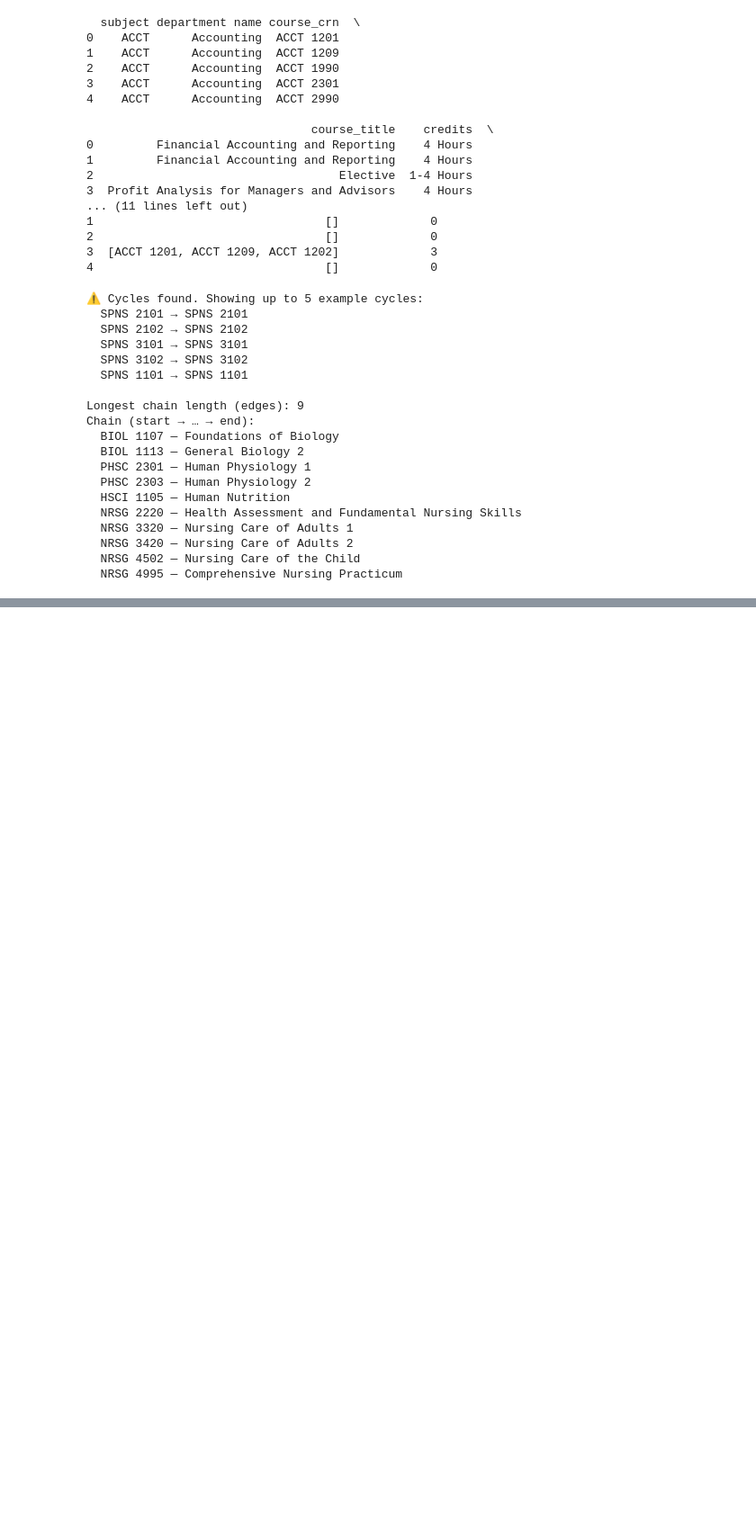
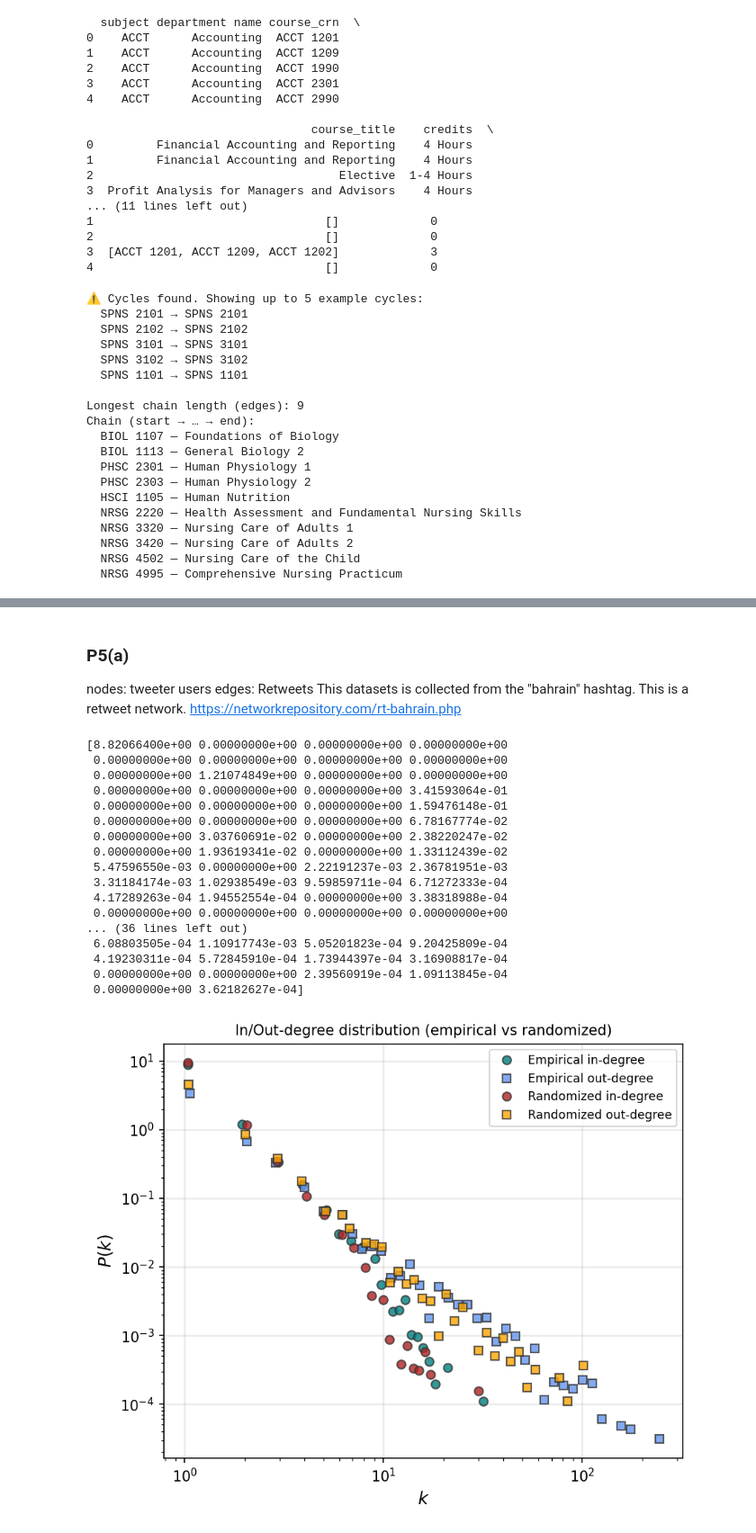
Before and after one commit to AerosolKiller/phys7332_fa25, a Jupyter notebook: Assignment/assignment01.ipynb, the cells around one changed output, grey strips where cells are left out. Shown: that part at 90% size. Saved outputs shown, nothing was run; the diff lists cells and outputs as text; code cells hidden in the pictures; blank space fills up the shorter version.

Commit message:
added degree distribution for p5

```diff
--- a/Assignment/assignment01.ipynb
+++ b/Assignment/assignment01.ipynb
@@ -566,0 +569,13 @@ Chain (start → … → end):
+# %%
+path = '/Users/lpwer/Documents/NetSIPhD/PHYS7332_NetData/HW1/rt_bahrain/rt_bahrain.edges'
+df = pd.read_csv(
+    path,
+    sep=",",                  # whitespace-separated
+    header=None,                 # no header row in file
+    names=["retweeter", "original_author", "timestamp"],  # assign names
+    engine="python"
+)
+G_citation = nx.from_pandas_edgelist(df, 'retweeter', 'original_author', 'timestamp', create_using=nx.DiGraph())
+
+print(G_citation.number_of_nodes(), 'nodes', G_citation.number_of_edges(), 'edges')
+print(df)
@@ -566,0 +598,6 @@ Chain (start → … → end):
+# %% [markdown]
+### P5(a)
+nodes: tweeter users
+edges: Retweets
+This datasets is collected from the "bahrain" hashtag. This is a retweet network.
+https://networkrepository.com/rt-bahrain.php
@@ -566,0 +641,46 @@ Chain (start → … → end):
+# %%
+fig, ax = plt.subplots(1, 1, figsize=(6, 5), dpi=150)
+
+# ------------------- Degree distribution plot section -------------------
+nbins = 50
+# --- Empirical
+x_in_emp,  y_in_emp  = degree_distribution(G_citation, number_of_bins=nbins, log_binning=True, directed='in')
+x_out_emp, y_out_emp = degree_distribution(G_citation, number_of_bins=nbins, log_binning=True, directed='out')
+
+# --- Randomized
+x_in_rand,  y_in_rand  = degree_distribution(G_randomized, number_of_bins=nbins, log_binning=True, directed='in')
+x_out_rand, y_out_rand = degree_distribution(G_randomized, number_of_bins=nbins, log_binning=True, directed='out')
+
+# --- Plot
+ax.loglog(x_in_emp,  y_in_emp,  'o', color='teal',           alpha=0.8, mec='.2', label='Empirical in-degree')
+ax.loglog(x_out_emp, y_out_emp, 's', color='cornflowerblue', alpha=0.8, mec='.2', label='Empirical out-degree')
+ax.loglog(x_in_rand, y_in_rand, 'o', color='firebrick',      alpha=0.8, mec='.2', label='Randomized in-degree')
+ax.loglog(x_out_rand,y_out_rand,'s', color='orange',         alpha=0.8, mec='.2', label='Randomized out-degree')
+
+ax.set_xlabel(r"$k$", fontsize='large')
+ax.set_ylabel(r"$P(k)$", fontsize='large')
+ax.set_title('In/Out-degree distribution (empirical vs randomized)', fontsize='medium')
+ax.legend(fontsize='small')
+ax.grid(linewidth=1.2, color='#999999', alpha=0.2, linestyle='-')
+
+plt.tight_layout()
+plt.show()
+# %% [output]
+[8.82066400e+00 0.00000000e+00 0.00000000e+00 0.00000000e+00
+ 0.00000000e+00 0.00000000e+00 0.00000000e+00 0.00000000e+00
+ 0.00000000e+00 1.21074849e+00 0.00000000e+00 0.00000000e+00
+ 0.00000000e+00 0.00000000e+00 0.00000000e+00 3.41593064e-01
+ 0.00000000e+00 0.00000000e+00 0.00000000e+00 1.59476148e-01
+ 0.00000000e+00 0.00000000e+00 0.00000000e+00 6.78167774e-02
+ 0.00000000e+00 3.03760691e-02 0.00000000e+00 2.38220247e-02
+ 0.00000000e+00 1.93619341e-02 0.00000000e+00 1.33112439e-02
+ 5.47596550e-03 0.00000000e+00 2.22191237e-03 2.36781951e-03
+ 3.31184174e-03 1.02938549e-03 9.59859711e-04 6.71272333e-04
+ 4.17289263e-04 1.94552554e-04 0.00000000e+00 3.38318988e-04
+ 0.00000000e+00 0.00000000e+00 0.00000000e+00 0.00000000e+00
+... (36 lines left out)
+ 6.08803505e-04 1.10917743e-03 5.05201823e-04 9.20425809e-04
+ 4.19230311e-04 5.72845910e-04 1.73944397e-04 3.16908817e-04
+ 0.00000000e+00 0.00000000e+00 2.39560919e-04 1.09113845e-04
+ 0.00000000e+00 3.62182627e-04]
+[figure, added]
```
Also changed, not shown: parts of 5 cells of this notebook.
